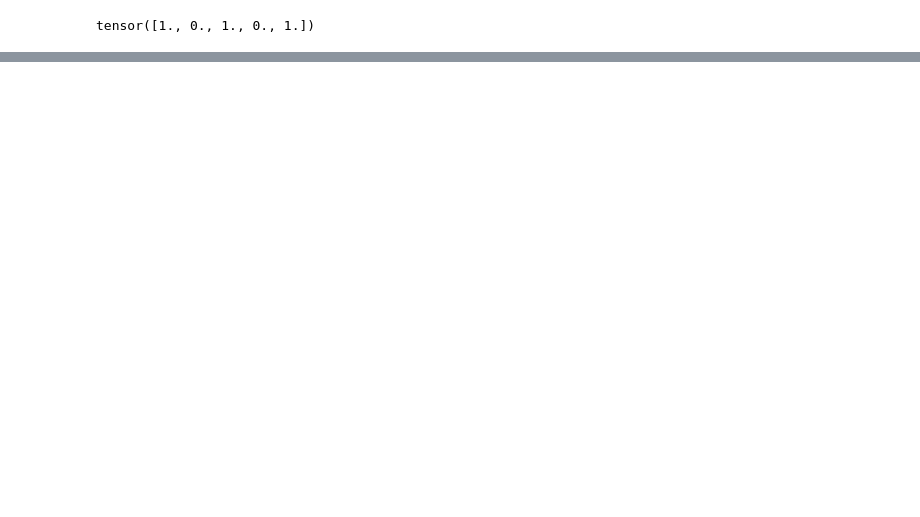
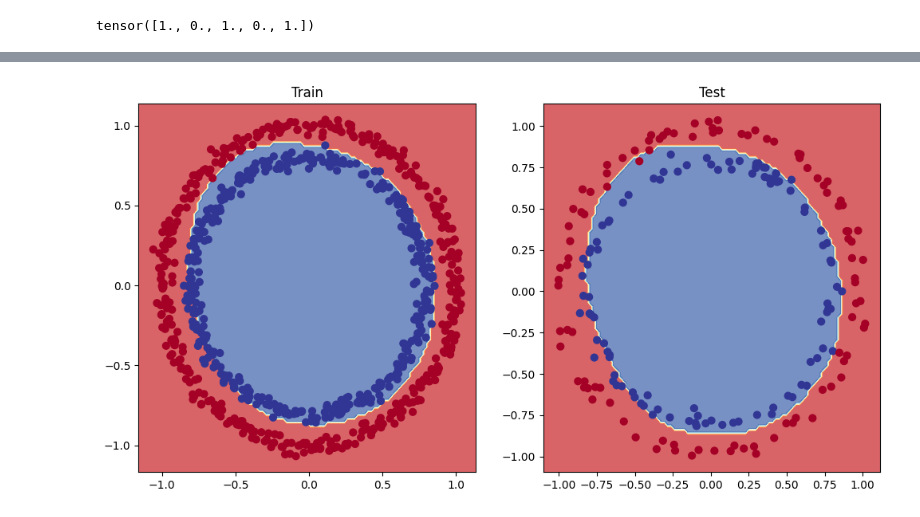
Before and after one commit to Younes-Piro/pytorch_course, a Jupyter notebook: pytorch_classification.ipynb, the cells around one changed output, grey strips where cells are left out. Drawn from its saved outputs; the diff is of its cells as text; code cells hidden in the pictures; blank space fills up the shorter version.

Commit message:
introduction to non linear activation functions

```diff
--- a/pytorch_classification.ipynb
+++ b/pytorch_classification.ipynb
@@ -372,0 +422,13 @@ device
+# %%
+# Let's replicate the model above using nn.Sequential()
+model_1 = nn.Sequential(
+    nn.Linear(in_features=2, out_features=128),
+    nn.ReLU(),
+    nn.Linear(in_features=128, out_features=256),
+    nn.ReLU(),
+    nn.Linear(in_features=256, out_features=128),
+    nn.ReLU(),
+    nn.Linear(in_features=128, out_features=1),
+).to(device)
+
+model_1
@@ -372,0 +445,13 @@ device
+# %%
+# Setup the loss function
+# loss_fn = nn.BCELoss() # BCELoss = requires inputs to have gone through the sigmoid activation function prior to
+loss_fn = nn.BCEWithLogitsLoss() # BCEWithLogitsLoss = sigmoid activation function build in
+
+optimizer = torch.optim.Adam(params=model_1.parameters(),
+                            lr=0.0001)
+# %%
+## calculate accuracy
+def accuracy_fn(y_true, y_pred):
+  correct = torch.eq(y_true, y_pred).sum().item()
+  acc = (correct / len(y_pred)) * 100
+  return acc
@@ -372,0 +516,11 @@ device
+# %%
+# Plot decision boundary of the model
+plt.figure(figsize=(12, 6))
+plt.subplot(1, 2, 1)
+plt.title("Train")
+plot_decision_boundary(model_1, X_train, y_train)
+plt.subplot(1, 2, 2)
+plt.title("Test")
+plot_decision_boundary(model_1, X_test, y_test)
+# %% [output]
+[figure, added]
```
Also changed, not shown: parts of 13 cells of this notebook.
